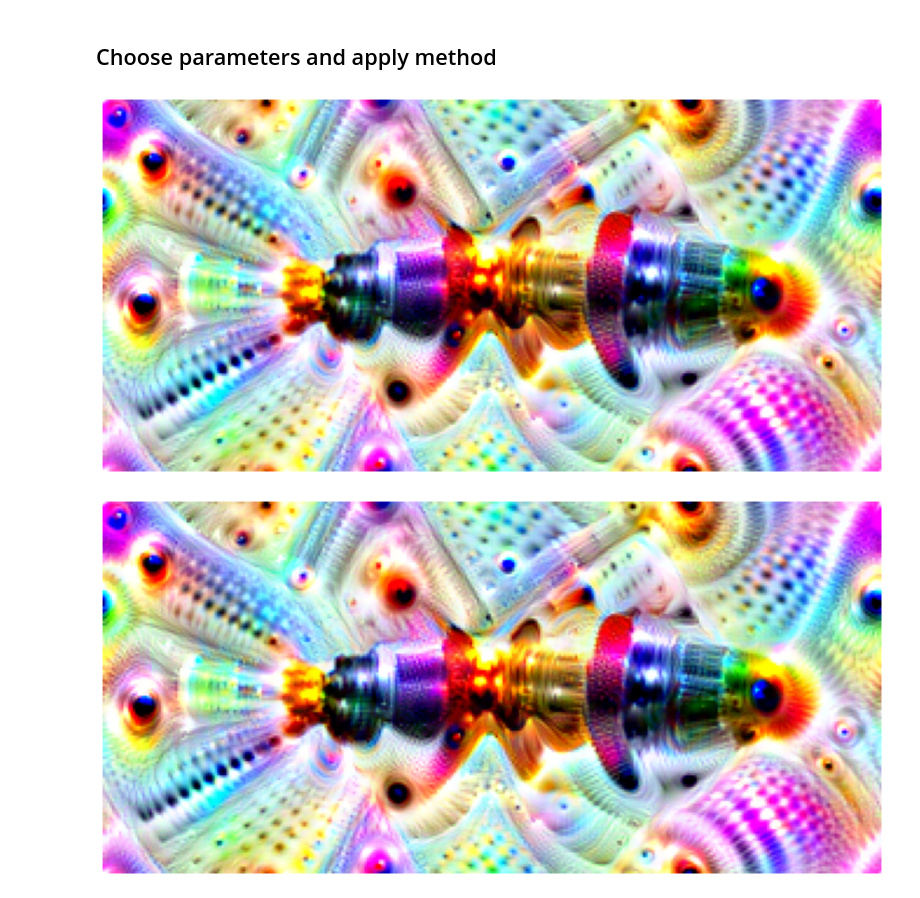
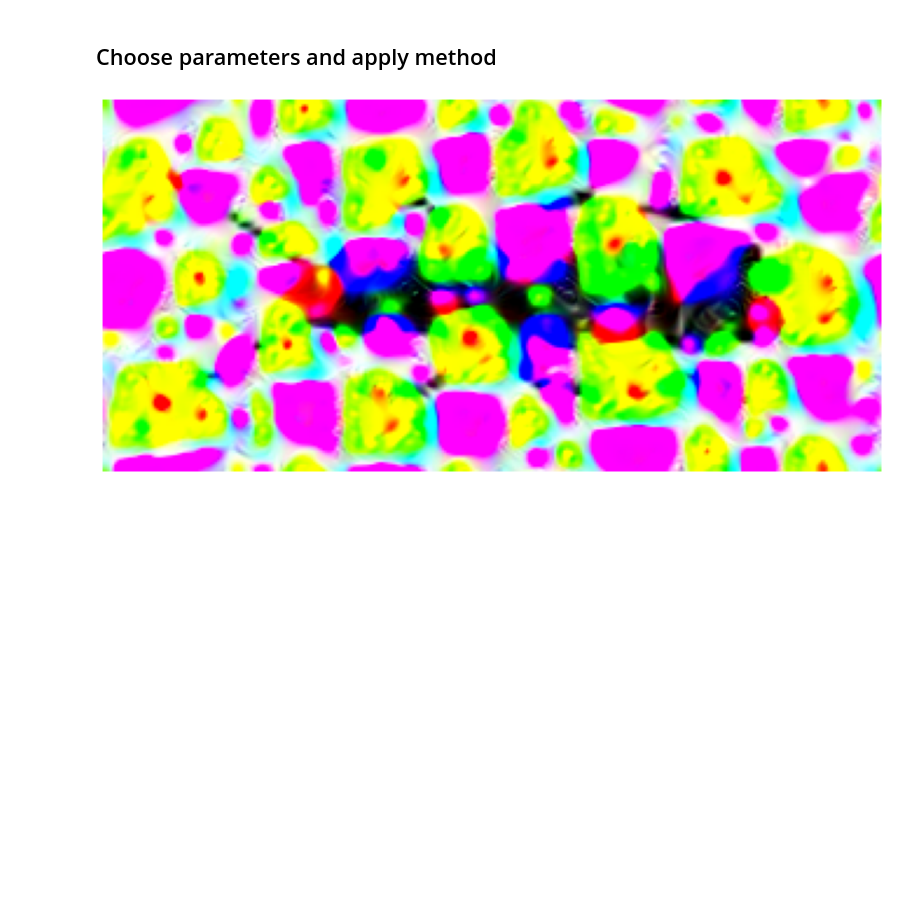
Before and after one commit to JackismyShephard/eternal-bugshine, a Jupyter notebook: playground.ipynb, the cells around one changed output. Drawn from its saved outputs; the diff is of its cells as text; code cells hidden in the pictures; blank space fills up the shorter version.

```diff
--- a/playground.ipynb
+++ b/playground.ipynb
@@ -64,3 +53,9 @@ optimizer = optim.Adam(model.parameters(), lr=0.001, eps=0.1)
+# %%
+num_classes = image_folder_classes(image_folder)
+model = get_model('resnet50', pretrained=True,
+                  num_classes=num_classes, device=device)
+criterion = nn.CrossEntropyLoss()
+optimizer = optim.Adam(model.parameters(), lr=0.001, eps=0.1)
 # %% [markdown]
 # Train and or load classification model
 # %%
@@ -102,21 +95,21 @@ print(image_path)
 ## Choose parameters and apply method
 # %%
 params = {
+    'input_img_path': image_path,
     'model': dreamnet,
     #'mean': BEETLENET_MEAN,
     #'std': BEETLENET_STD,
     'out_info': [('layer3_4', None)],
     'num_iters': 50,
     #'lr': 0.1,
     #'smooth_coef': 0,
     'device': device,
     #'noise': 'gaussian'
     'output_img_path' : 'figures/dreamt_image.jpg',
     'video_path': 'videos/dreamt_transform.gif'
 }
 config = get_new_config(params)
 
-output_images = dream_process(config, image_path)
+output_images = dream_process(config)
 # %% [output]
-[figure, old version]
+[figure, new version]
-[figure, removed]
```
Also changed, not shown: parts of 5 cells of this notebook.
